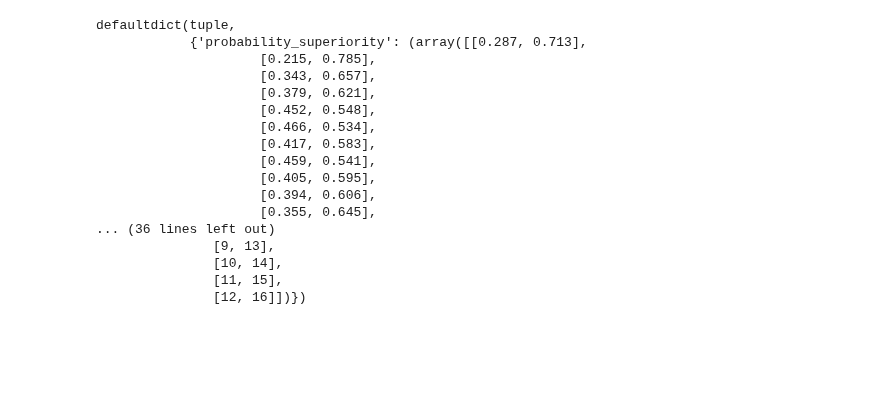
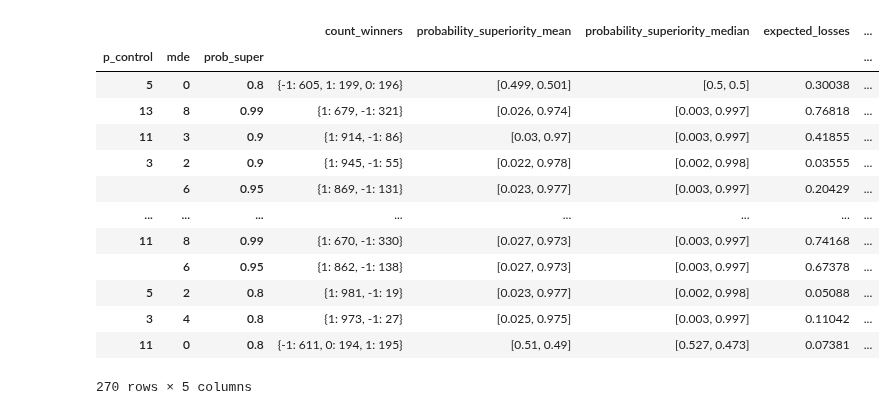
Before and after one commit to iakubovskii7/AB, a Jupyter notebook: Result_analyze.ipynb, the cells around one changed output. Saved outputs shown, nothing was run; the diff lists cells and outputs as text; code cells hidden in the pictures; blank space fills up the shorter version.

```diff
--- a/Result_analyze.ipynb
+++ b/Result_analyze.ipynb
@@ -35,20 +12,44 @@ df[0][1]['probability_superiority'][2]
-# %%
-df[0][1]
-# %% [output]
-defaultdict(tuple,
-            {'probability_superiority': (array([[0.287, 0.713],
-                     [0.215, 0.785],
-                     [0.343, 0.657],
-                     [0.379, 0.621],
-                     [0.452, 0.548],
-                     [0.466, 0.534],
-                     [0.417, 0.583],
-                     [0.459, 0.541],
-                     [0.405, 0.595],
-                     [0.394, 0.606],
-                     [0.355, 0.645],
-... (36 lines left out)
-               [9, 13],
-               [10, 14],
-               [11, 15],
-               [12, 16]])})
+# %%
+from collections import Counter
+def create_bayes_results(filepath):
+    params = filepath.split("/")[-1].split(r"__")
+    result_df = pd.DataFrame(data=list(map(lambda x: x.split("=")[1], params))
+                      ).T
+    result_df.columns = list(map(lambda x: x.split("=")[0], params))
+    result_df.set_index(list(map(lambda x: x.split("=")[0], params)), inplace=True)
+    result_df['count_winners'] = ''
+    result_df['probability_superiority_mean'] = ''
+    result_df['probability_superiority_median'] = ''
+    result_df['expected_losses'] = ''
+    result_df['size'] = ''
+    df = joblib.load(filepath)
+    winners = [df[i][0]['probability_superiority'] for i in range(1000)]
+    winners = [i if i != "not_winner" else -1 for i in winners]
+    result_df.at[result_df.index[0], "count_winners"] = Counter(winners)
+    result_df.at[result_df.index[0], 'probability_superiority_mean'] = np.mean(
+        [df[i][1]['probability_superiority'][0] for i in range(1000)], axis=0).round(3)
+    result_df.at[result_df.index[0], 'probability_superiority_median'] = np.median(
+        [df[i][1]['probability_superiority'][0]  for i in range(1000)], axis=0).round(3)
+    result_df['expected_losses'] = df[i][1]['probability_superiority'][1].round(5)
+    result_df['size'] = df[i][1]['probability_superiority'][2]
+    return result_df
+all_dfs = []
+for result_file in glob.glob("Experiment results/Bayesian/Experiment1/*"):
+    all_dfs.append(create_bayes_results(result_file))
+all_dfs = pd.concat(all_dfs)
+all_dfs
+# %% [output]
+|  |  |  | count_winners | probability_superiority_mean | probability_superiority_median | expected_losses | ... |
+| p_control | mde | prob_super |  |  |  |  | ... |
+| 5 | 0 | 0.8 | {-1: 605, 1: 199, 0: 196} | [0.499, 0.501] | [0.5, 0.5] | 0.30038 | ... |
+| 13 | 8 | 0.99 | {1: 679, -1: 321} | [0.026, 0.974] | [0.003, 0.997] | 0.76818 | ... |
+| 11 | 3 | 0.9 | {1: 914, -1: 86} | [0.03, 0.97] | [0.003, 0.997] | 0.41855 | ... |
+| 3 | 2 | 0.9 | {1: 945, -1: 55} | [0.022, 0.978] | [0.002, 0.998] | 0.03555 | ... |
+|  | 6 | 0.95 | {1: 869, -1: 131} | [0.023, 0.977] | [0.003, 0.997] | 0.20429 | ... |
+| ... | ... | ... | ... | ... | ... | ... | ... |
+| 11 | 8 | 0.99 | {1: 670, -1: 330} | [0.027, 0.973] | [0.003, 0.997] | 0.74168 | ... |
+|  | 6 | 0.95 | {1: 862, -1: 138} | [0.027, 0.973] | [0.003, 0.997] | 0.67378 | ... |
+| 5 | 2 | 0.8 | {1: 981, -1: 19} | [0.023, 0.977] | [0.002, 0.998] | 0.05088 | ... |
+| 3 | 4 | 0.8 | {1: 973, -1: 27} | [0.025, 0.975] | [0.003, 0.997] | 0.11042 | ... |
+| 11 | 0 | 0.8 | {-1: 611, 0: 194, 1: 195} | [0.51, 0.49] | [0.527, 0.473] | 0.07381 | ... |
+270 rows × 5 columns
```
Also changed, not shown: parts of 11 cells of this notebook, 2 other files.
